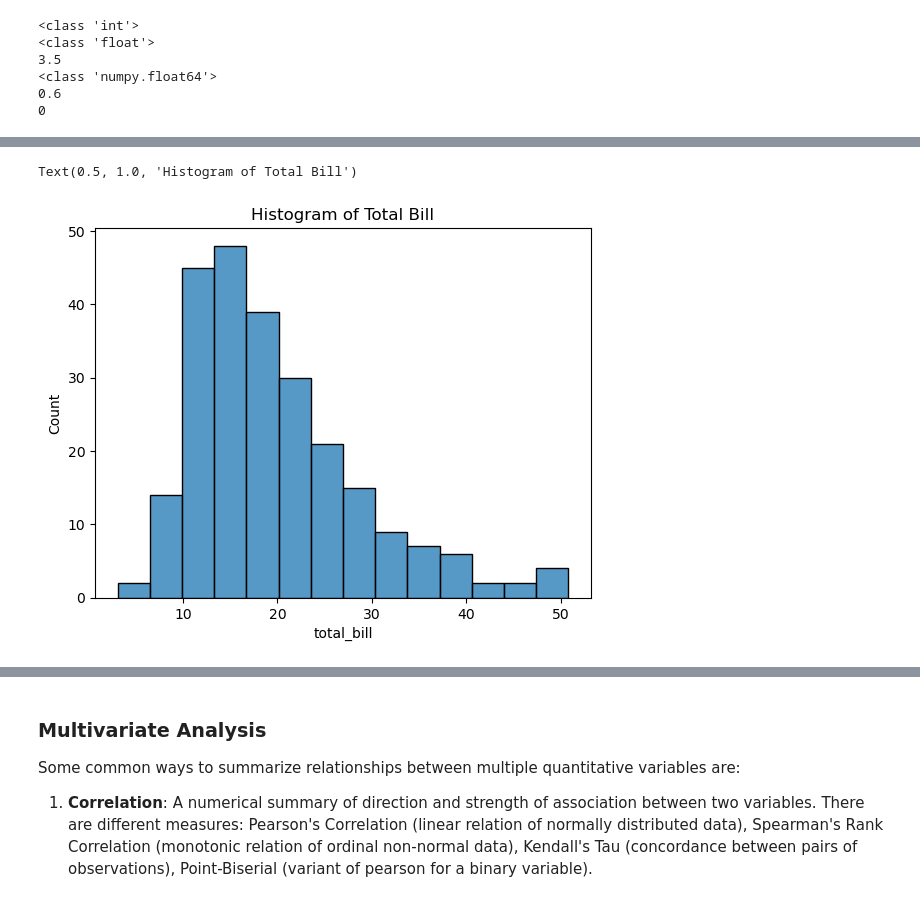
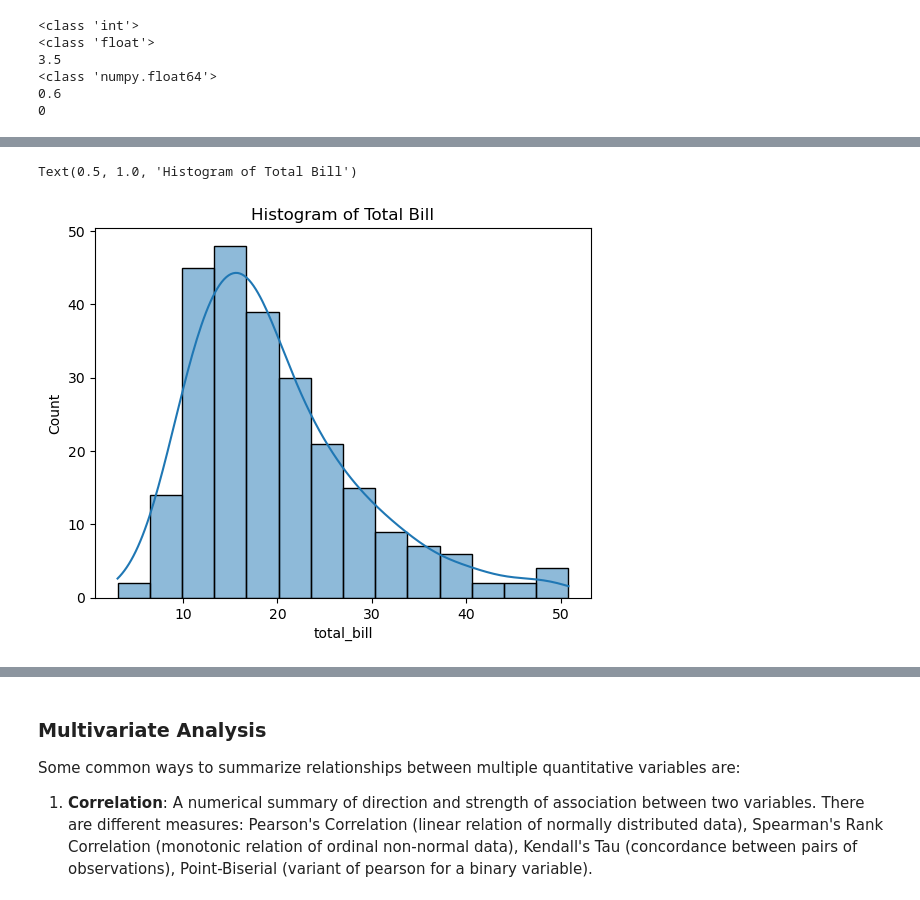
Before and after one commit to ruchiradhar/learninglab_stats, a Jupyter notebook: notebooks/BasicsOfStatistics.ipynb, the cells around one changed output, grey strips where cells are left out. Cells and saved outputs as stored; diff of their text form; code cells hidden in the pictures.

```diff
--- a/notebooks/BasicsOfStatistics.ipynb
+++ b/notebooks/BasicsOfStatistics.ipynb
@@ -664,6 +752,7 @@ max     50.810000   10.000000    6.000000
 # %%
 # histogram
-sns.histplot(tips["total_bill"],kde=False).set_title("Histogram of Total Bill")
+# kde or kernel density estimate allows drawing of smooth density curve over histogram
+sns.histplot(tips["total_bill"],kde=True).set_title("Histogram of Total Bill")
 # %% [output]
 Text(0.5, 1.0, 'Histogram of Total Bill')
-[figure, old version]
+[figure, new version]
```
Also changed, not shown: parts of 40 cells of this notebook, 1 other file.
